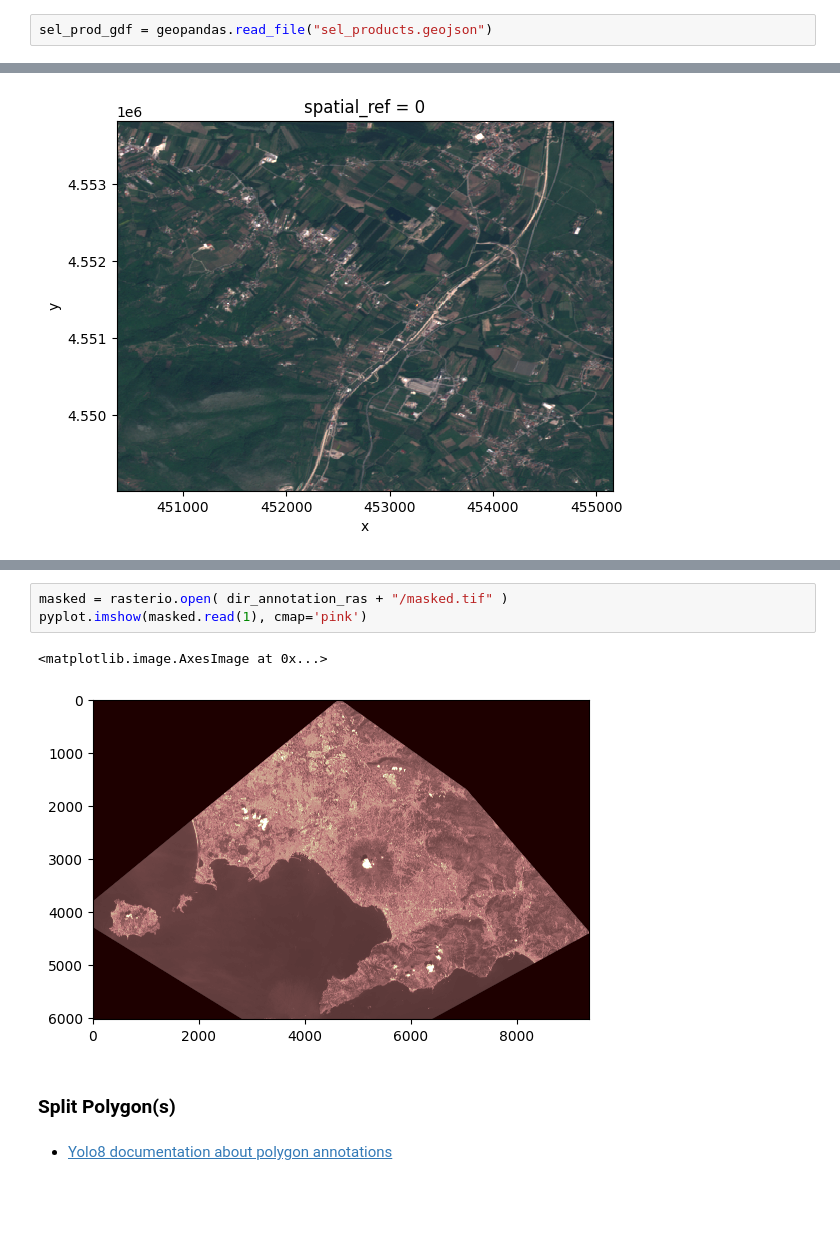
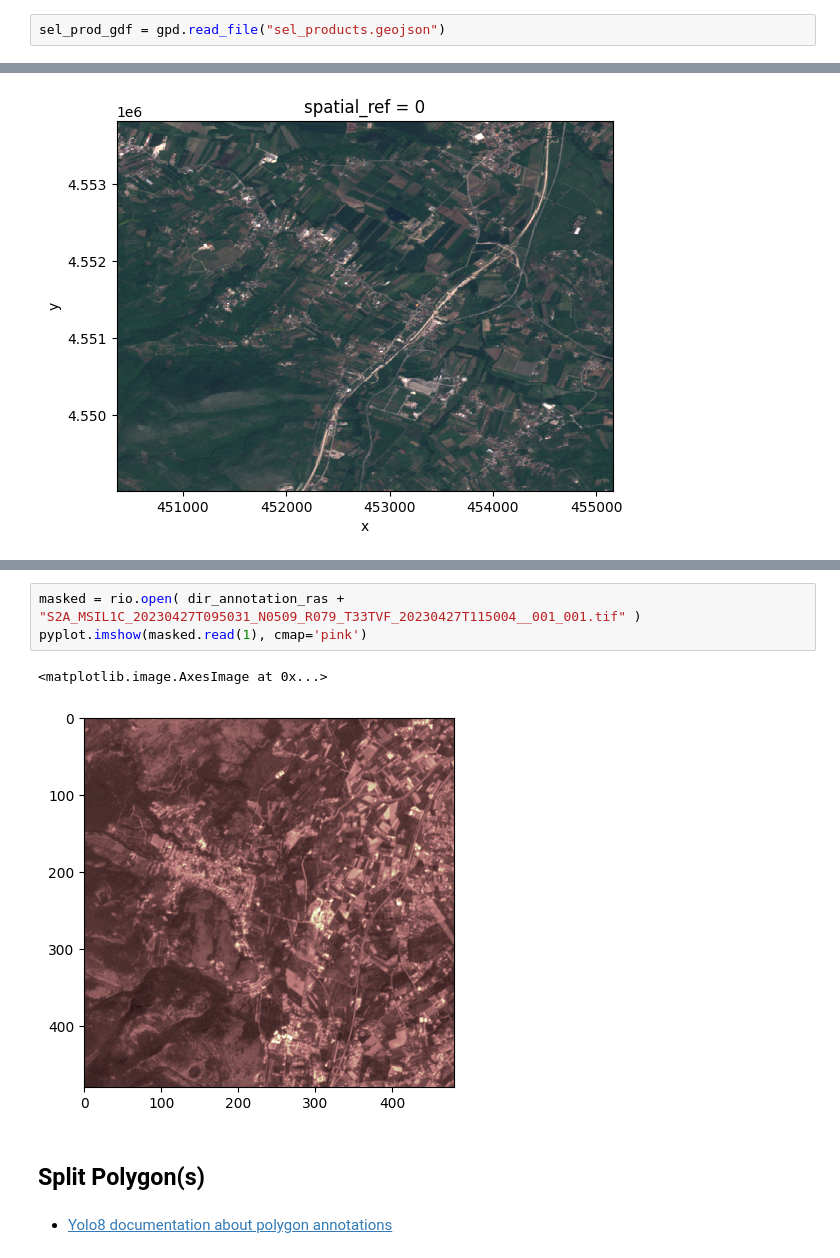
Before and after one commit to giulange/imperviousness-segmentation, a Jupyter notebook: annotations.ipynb, the cells around one changed output, grey strips where cells are left out. Saved outputs shown, nothing was run; the diff lists cells and outputs as text; blank space fills up the shorter version.

```diff
--- a/annotations.ipynb
+++ b/annotations.ipynb
@@ -20,7 +84,7 @@
 # %% [markdown]
 #### Load GeoDF
 # %%
-sel_prod_gdf = geopandas.read_file("sel_products.geojson")
+sel_prod_gdf = gpd.read_file("sel_products.geojson")
 # %%
 prod_id = sel_prod_gdf["title"][0]
 prod_id
@@ -267,11 +343,11 @@ pyplot.show()
 # %%
-masked = rasterio.open( dir_annotation_ras + "/masked.tif" )
+masked = rio.open( dir_annotation_ras + "S2A_MSIL1C_20230427T095031_N0509_R079_T33TVF_20230427T115004__001_001.tif" )
 pyplot.imshow(masked.read(1), cmap='pink')
 # %% [output]
 <matplotlib.image.AxesImage at 0x...>
-[figure, old version]
+[figure, new version]
 # %% [markdown]
-### Split Polygon(s)
+## Split Polygon(s)
 # %% [markdown]
  - [Yolo8 documentation about polygon annotations](https://docs.ultralytics.com/datasets/segment/)
 # %% [markdown]
```
Also changed, not shown: parts of 98 cells of this notebook, 4 other files.
